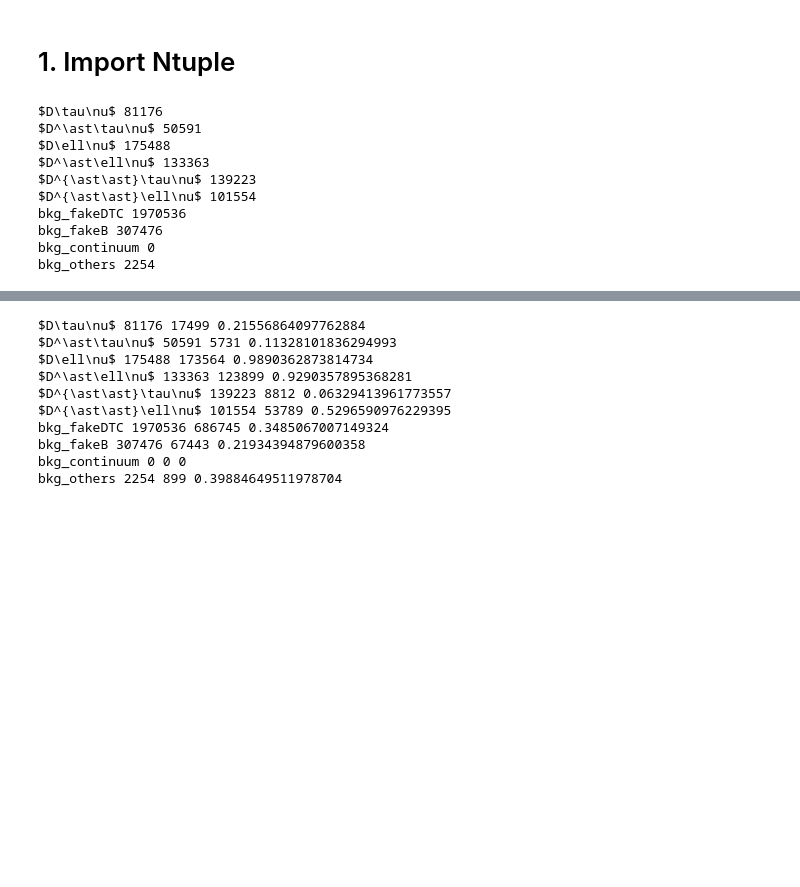
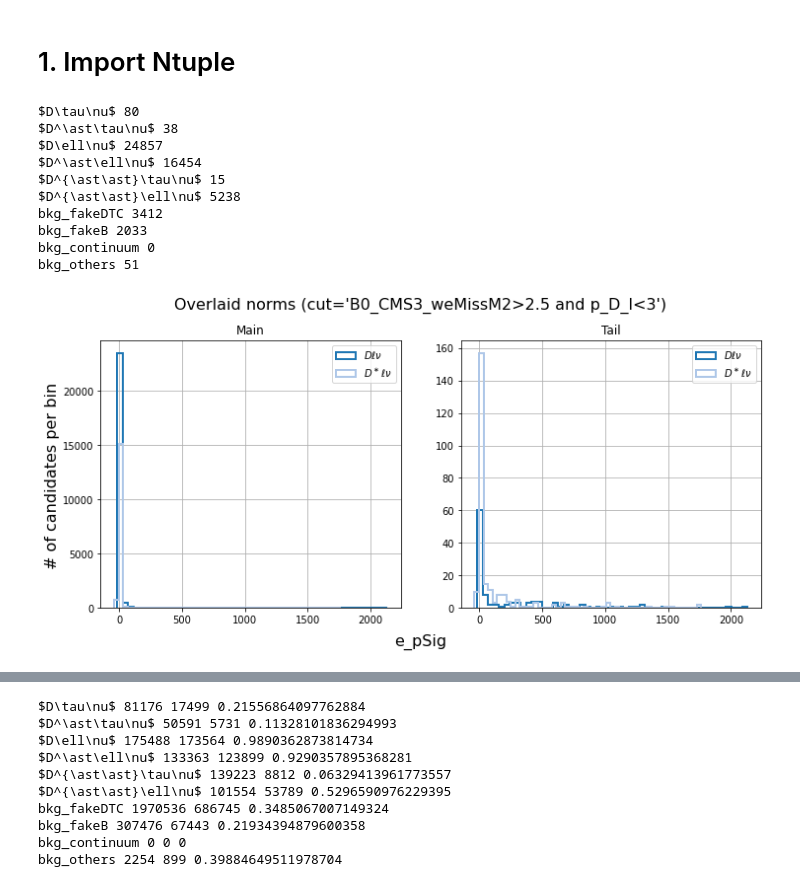
Before and after one commit to zjkjsd/inclusive_R_D, a Jupyter notebook: Offline/2_PlotNtuple_e.ipynb, the cells around one changed output, grey strips where cells are left out. Drawn from its saved outputs; the diff is of its cells as text; code cells hidden in the pictures; blank space fills up the shorter version.

```diff
--- a/Offline/2_PlotNtuple_e.ipynb
+++ b/Offline/2_PlotNtuple_e.ipynb
@@ -35,6 +32,8 @@ df = pd.concat(total,ignore_index=True).reset_index()
 # %%
 import lightgbm as lgb
 # load model to predict
+training_variables = util.training_variables
+variables = util.variables
 bst_lgb = lgb.Booster(model_file=f'../BDTs/LightGBM/lgbm_multiclass.txt')
 
 pred = bst_lgb.predict(df[training_variables], num_iteration=50) #bst_lgb.best_iteration
@@ -44,19 +43,22 @@ df_lgb = pd.concat([df, lgb_out], axis=1)
 df_lgb['largest_prob'] = df_lgb[['signal_prob','continuum_prob','fakeD_prob','fakeB_prob']].max(axis=1)
 del pred, df, lgb_out
 
-df, samples=util.get_dataframe_samples(df_lgb)
+cut='signal_prob==largest_prob and signal_prob>0.8'
+df_cut=df_lgb.query(cut)
+df_bestSelected=df_cut.loc[df_cut.groupby(['__experiment__','__run__','__event__','__production__']).B_D_ReChi2.idxmin()]
+df, samples=util.get_dataframe_samples(df_bestSelected)
 mpl=util.mpl(samples)
-plyex=util.plyex(df)
+ply=util.ply(df)
 for name, df in samples.items():
     print(name, len(df))
 # %% [output]
-$D\tau\nu$ 81176
-$D^\ast\tau\nu$ 50591
-$D\ell\nu$ 175488
-$D^\ast\ell\nu$ 133363
-$D^{\ast\ast}\tau\nu$ 139223
-$D^{\ast\ast}\ell\nu$ 101554
-bkg_fakeDTC 1970536
-bkg_fakeB 307476
+$D\tau\nu$ 80
+$D^\ast\tau\nu$ 38
+$D\ell\nu$ 24857
+$D^\ast\ell\nu$ 16454
+$D^{\ast\ast}\tau\nu$ 15
+$D^{\ast\ast}\ell\nu$ 5238
+bkg_fakeDTC 3412
+bkg_fakeB 2033
 bkg_continuum 0
-bkg_others 2254
+bkg_others 51
@@ -62,0 +76,4 @@ bkg_others 2254
+# %%
+mpl.plot_norms_overlaid(variable='e_pSig',cut='B0_CMS3_weMissM2>2.5 and p_D_l<3')
+# %% [output]
+[figure, added]
```
Also changed, not shown: parts of 11 cells of this notebook, 23 other files.
